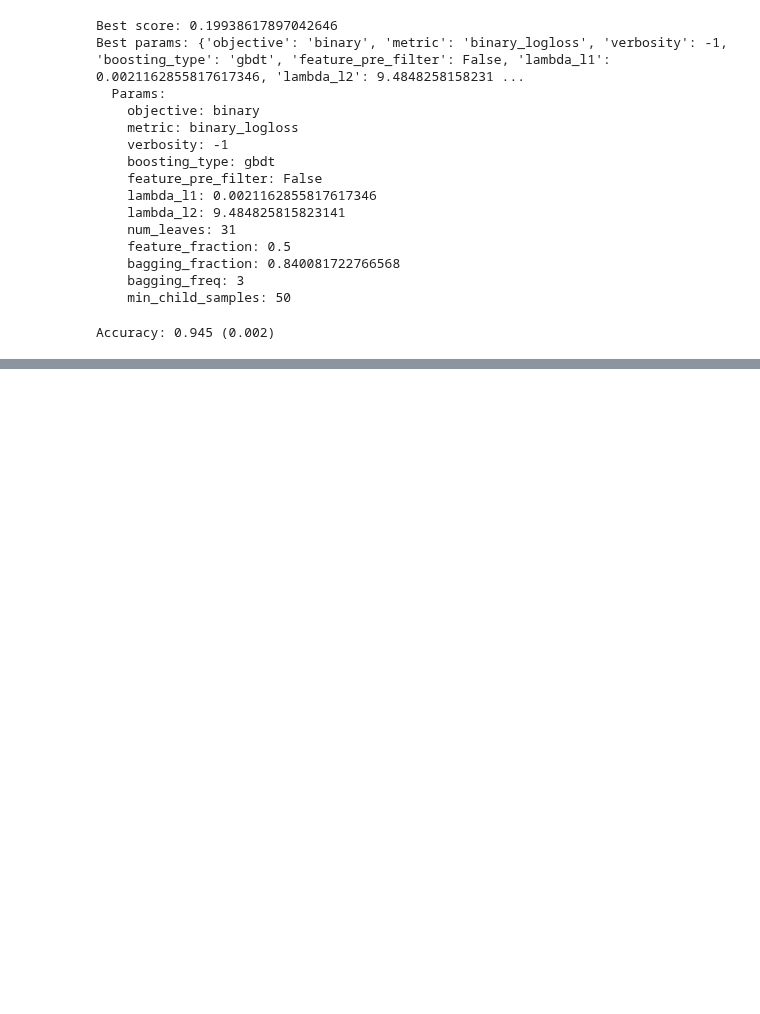
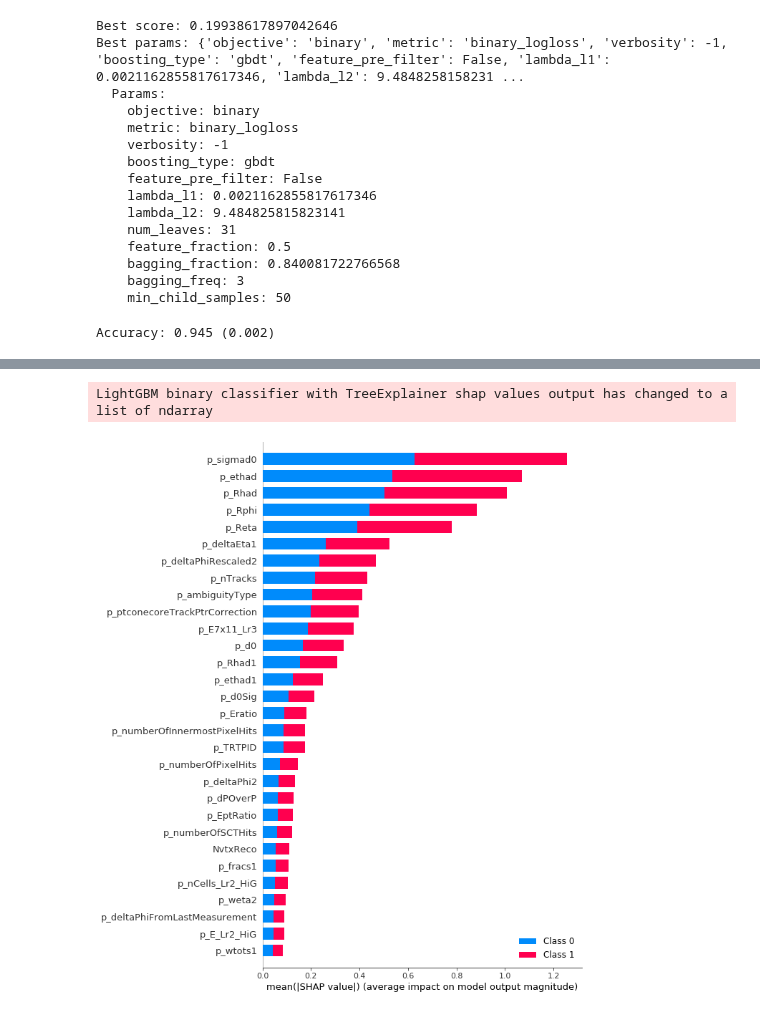
Before and after one commit to nohg/AML-small-project, a Jupyter notebook: TreesClassification.ipynb, the cells around one changed output, grey strips where cells are left out. Cells and saved outputs as stored; diff of their text form; code cells hidden in the pictures; blank space fills up the shorter version.

Commit message:
add SHAP

```diff
--- a/TreesClassification.ipynb
+++ b/TreesClassification.ipynb
@@ -354,0 +362,25 @@ Accuracy: 0.945 (0.002)
+# %%
+import lightgbm as lgb
+from lightgbm import LGBMClassifier
+from sklearn.model_selection import RepeatedStratifiedKFold
+
+data_train = lgb.Dataset(X, label=y)
+params = {'objective': 'binary',
+          'boosting_type': 'gbdt',
+          'metric': 'binary_logloss',
+          'learning_rate': 0.01,
+          'num_leaves': 10,
+          'max_depth': 10,
+          'min_data': 10,
+          'verbose': 1,
+          'force_col_wise': True}
+
+
+# evaluate the model
+
+model = LGBMClassifier()
+cv = RepeatedStratifiedKFold(n_splits=10, n_repeats=3, random_state=1)
+n_scores = cross_val_score(model, X, y, scoring='accuracy', cv=cv, n_jobs=-1, error_score='raise')
+print('Accuracy: %.3f (%.3f)' % (np.mean(n_scores), np.std(n_scores)))
+# fit the model on the whole dataset
+model.fit(X, y)
@@ -354,0 +395,6 @@ Accuracy: 0.945 (0.002)
+# %%
+shap_valueslgb = shap.TreeExplainer(model).shap_values(X)
+shap.summary_plot(shap_valueslgb, X, plot_type="bar", show=True, max_display=30)
+# %% [output]
+LightGBM binary classifier with TreeExplainer shap values output has changed to a list of ndarray
+[figure, added]
```
Also changed, not shown: parts of 17 cells of this notebook.
